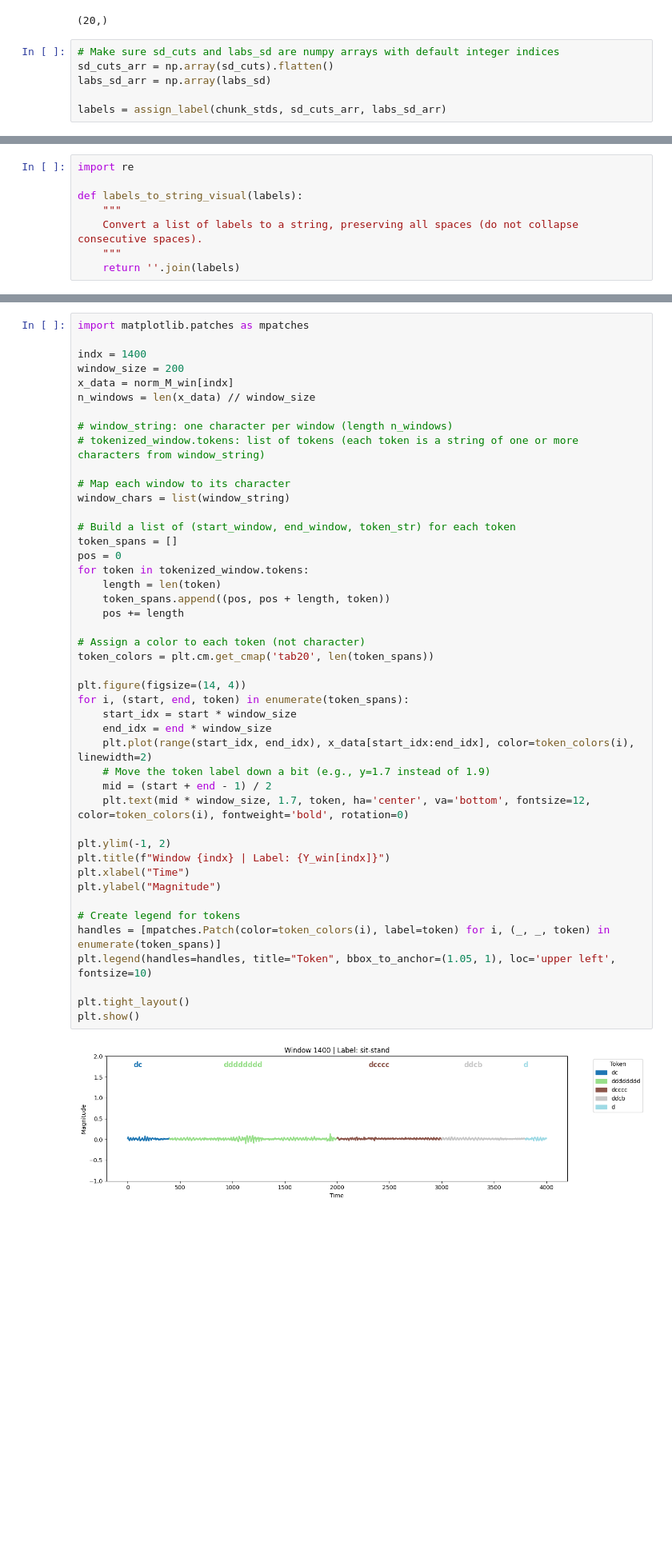
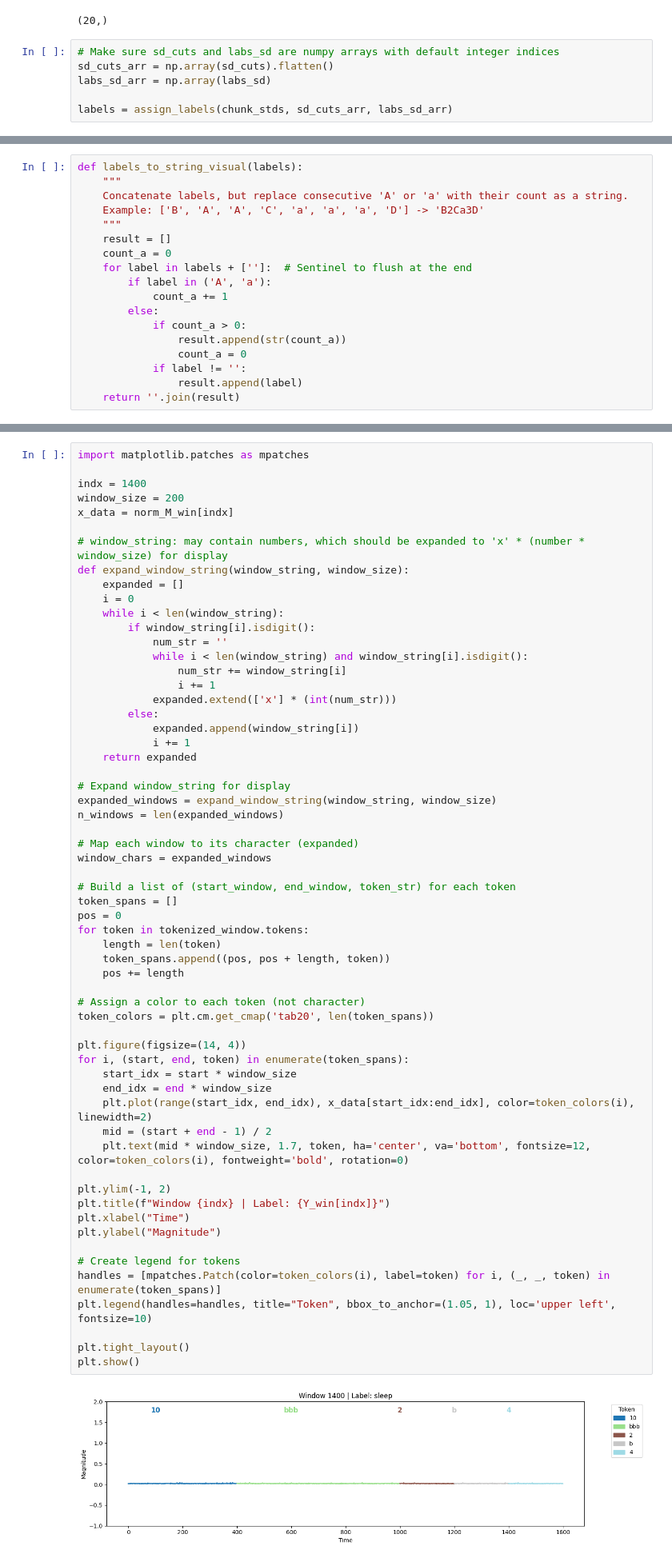
Before and after one commit to kyradelray/Wearables_Tokenizer, a Jupyter notebook: Tokenizer.ipynb, the cells around one changed output, grey strips where cells are left out. Shown at 80% size. Cells and saved outputs as stored; diff of their text form; blank space fills up the shorter version.

Commit message:
tokenizer with numbers for no movement periods and intial sex prediction

```diff
--- a/Tokenizer.ipynb
+++ b/Tokenizer.ipynb
@@ -949,7 +998,7 @@ chunk_stds.shape
 sd_cuts_arr = np.array(sd_cuts).flatten()
 labs_sd_arr = np.array(labs_sd)
 
-labels = assign_label(chunk_stds, sd_cuts_arr, labs_sd_arr)
+labels = assign_labels(chunk_stds, sd_cuts_arr, labs_sd_arr)
 # %%
 labels
 # %% [output]
@@ -976,11 +1025,21 @@ labels
 # %%
-import re
-
 def labels_to_string_visual(labels):
     """
-    Convert a list of labels to a string, preserving all spaces (do not collapse consecutive spaces).
+    Concatenate labels, but replace consecutive 'A' or 'a' with their count as a string.
+    Example: ['B', 'A', 'A', 'C', 'a', 'a', 'a', 'D'] -> 'B2Ca3D'
     """
-    return ''.join(labels)
+    result = []
+    count_a = 0
+    for label in labels + ['']:  # Sentinel to flush at the end
+        if label in ('A', 'a'):
+            count_a += 1
+        else:
+            if count_a > 0:
+                result.append(str(count_a))
+                count_a = 0
+            if label != '':
+                result.append(label)
+    return ''.join(result)
 # %%
 window_string=labels_to_string_visual(labels)
 # %%
@@ -999,44 +1058,59 @@ import matplotlib.patches as mpatches
 indx = 1400
 window_size = 200
 x_data = norm_M_win[indx]
-n_windows = len(x_data) // window_size
 
-# window_string: one character per window (length n_windows)
-# tokenized_window.tokens: list of tokens (each token is a string of one or more characters from window_string)
+# window_string: may contain numbers, which should be expanded to 'x' * (number * window_size) for display
+def expand_window_string(window_string, window_size):
+    expanded = []
+    i = 0
+    while i < len(window_string):
+        if window_string[i].isdigit():
+            num_str = ''
+            while i < len(window_string) and window_string[i].isdigit():
+                num_str += window_string[i]
+                i += 1
+            expanded.extend(['x'] * (int(num_str)))
+        else:
+            expanded.append(window_string[i])
+            i += 1
+    return expanded
 
-# Map each window to its character
-window_chars = list(window_string)
+# Expand window_string for display
+expanded_windows = expand_window_string(window_string, window_size)
+n_windows = len(expanded_windows)
+
+# Map each window to its character (expanded)
+window_chars = expanded_windows
 
 # Build a list of (start_window, end_window, token_str) for each token
 token_spans = []
 pos = 0
 for token in tokenized_window.tokens:
     length = len(token)
     token_spans.append((pos, pos + length, token))
     pos += length
 
 # Assign a color to each token (not character)
 token_colors = plt.cm.get_cmap('tab20', len(token_spans))
 
 plt.figure(figsize=(14, 4))
 for i, (start, end, token) in enumerate(token_spans):
     start_idx = start * window_size
     end_idx = end * window_size
     plt.plot(range(start_idx, end_idx), x_data[start_idx:end_idx], color=token_colors(i), linewidth=2)
-    # Move the token label down a bit (e.g., y=1.7 instead of 1.9)
     mid = (start + end - 1) / 2
     plt.text(mid * window_size, 1.7, token, ha='center', va='bottom', fontsize=12, color=token_colors(i), fontweight='bold', rotation=0)
 
 plt.ylim(-1, 2)
 plt.title(f"Window {indx} | Label: {Y_win[indx]}")
 plt.xlabel("Time")
 plt.ylabel("Magnitude")
 
 # Create legend for tokens
 handles = [mpatches.Patch(color=token_colors(i), label=token) for i, (_, _, token) in enumerate(token_spans)]
 plt.legend(handles=handles, title="Token", bbox_to_anchor=(1.05, 1), loc='upper left', fontsize=10)
 
 plt.tight_layout()
 plt.show()
 # %% [output]
-[figure, old version]
+[figure, new version]
```
Also changed, not shown: parts of 29 cells of this notebook, 2 other files.
